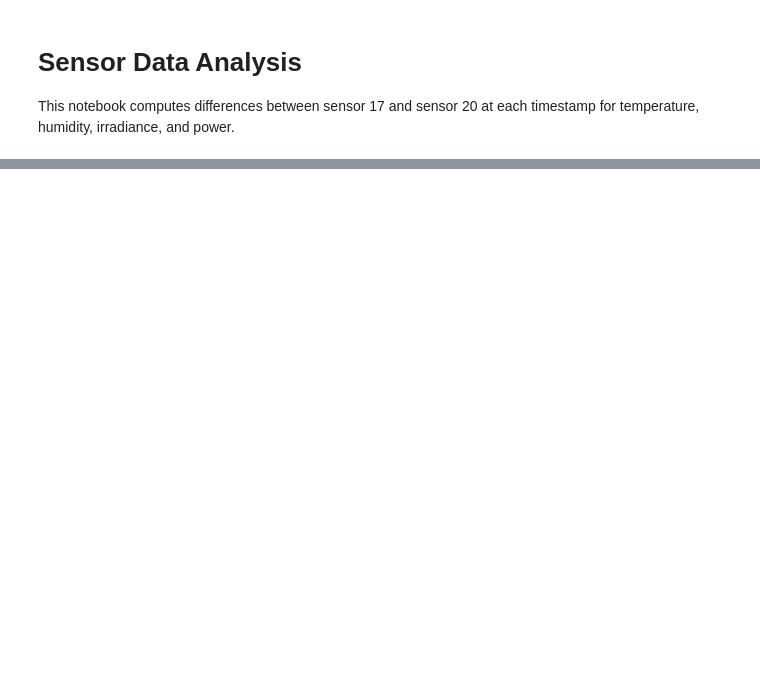
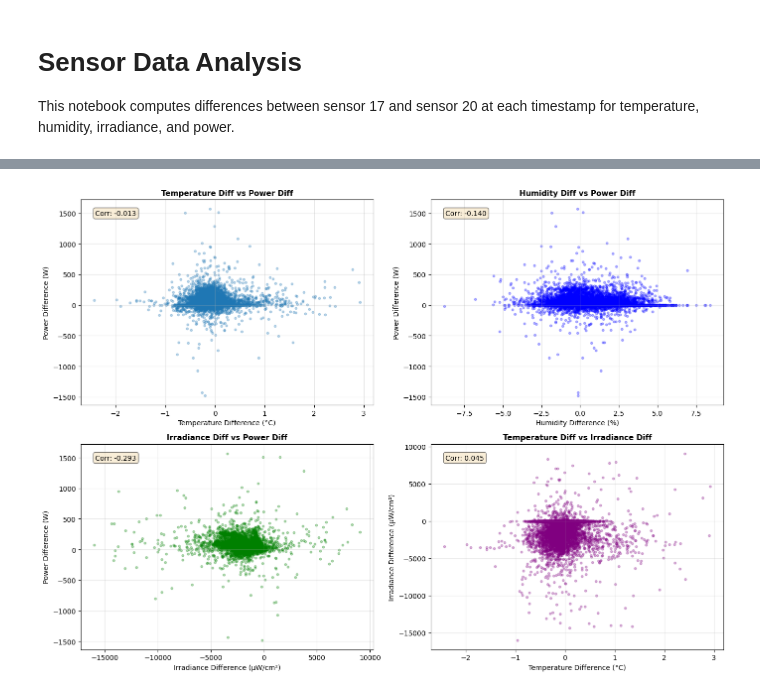
Before and after one commit to nhphuong2504/agrivoltaics, a Jupyter notebook: analyze.ipynb, the cells around one changed output, grey strips where cells are left out. Saved outputs shown, nothing was run; the diff lists cells and outputs as text; code cells hidden in the pictures; blank space fills up the shorter version.

```diff
--- a/analyze.ipynb
+++ b/analyze.ipynb
@@ -80,0 +327,48 @@ print(f"File contains {len(differences)} rows with differences at each timestamp
+# %%
+# Scatter plots: Relationships between differences
+fig, axes = plt.subplots(2, 2, figsize=(14, 10))
+
+# Temp diff vs Power diff
+axes[0, 0].scatter(differences['temp_diff_C'], differences['power_diff_W'], alpha=0.3, s=10)
+axes[0, 0].set_xlabel('Temperature Difference (°C)', fontsize=10)
+axes[0, 0].set_ylabel('Power Difference (W)', fontsize=10)
+axes[0, 0].set_title('Temperature Diff vs Power Diff', fontsize=11, fontweight='bold')
+axes[0, 0].grid(True, alpha=0.3)
+corr = differences['temp_diff_C'].corr(differences['power_diff_W'])
+axes[0, 0].text(0.05, 0.95, f'Corr: {corr:.3f}', transform=axes[0, 0].transAxes,
+                verticalalignment='top', bbox=dict(boxstyle='round', facecolor='wheat', alpha=0.5))
+
+# Humidity diff vs Power diff
+axes[0, 1].scatter(differences['humidity_diff_pct'], differences['power_diff_W'], alpha=0.3, s=10, color='blue')
+axes[0, 1].set_xlabel('Humidity Difference (%)', fontsize=10)
+axes[0, 1].set_ylabel('Power Difference (W)', fontsize=10)
+axes[0, 1].set_title('Humidity Diff vs Power Diff', fontsize=11, fontweight='bold')
+axes[0, 1].grid(True, alpha=0.3)
+corr = differences['humidity_diff_pct'].corr(differences['power_diff_W'])
+axes[0, 1].text(0.05, 0.95, f'Corr: {corr:.3f}', transform=axes[0, 1].transAxes,
+                verticalalignment='top', bbox=dict(boxstyle='round', facecolor='wheat', alpha=0.5))
+
+# Irradiance diff vs Power diff
+axes[1, 0].scatter(differences['irradiance_diff'], differences['power_diff_W'], alpha=0.3, s=10, color='green')
+axes[1, 0].set_xlabel('Irradiance Difference (μW/cm²)', fontsize=10)
+axes[1, 0].set_ylabel('Power Difference (W)', fontsize=10)
+axes[1, 0].set_title('Irradiance Diff vs Power Diff', fontsize=11, fontweight='bold')
+axes[1, 0].grid(True, alpha=0.3)
+corr = differences['irradiance_diff'].corr(differences['power_diff_W'])
+axes[1, 0].text(0.05, 0.95, f'Corr: {corr:.3f}', transform=axes[1, 0].transAxes,
+                verticalalignment='top', bbox=dict(boxstyle='round', facecolor='wheat', alpha=0.5))
+
+# Temp diff vs Irradiance diff
+axes[1, 1].scatter(differences['temp_diff_C'], differences['irradiance_diff'], alpha=0.3, s=10, color='purple')
+axes[1, 1].set_xlabel('Temperature Difference (°C)', fontsize=10)
+axes[1, 1].set_ylabel('Irradiance Difference (μW/cm²)', fontsize=10)
+axes[1, 1].set_title('Temperature Diff vs Irradiance Diff', fontsize=11, fontweight='bold')
+axes[1, 1].grid(True, alpha=0.3)
+corr = differences['temp_diff_C'].corr(differences['irradiance_diff'])
+axes[1, 1].text(0.05, 0.95, f'Corr: {corr:.3f}', transform=axes[1, 1].transAxes,
+                verticalalignment='top', bbox=dict(boxstyle='round', facecolor='wheat', alpha=0.5))
+
+plt.tight_layout()
+plt.show()
+# %% [output]
+[figure, added]
```
Also changed, not shown: parts of 23 cells of this notebook, 1 other file.
